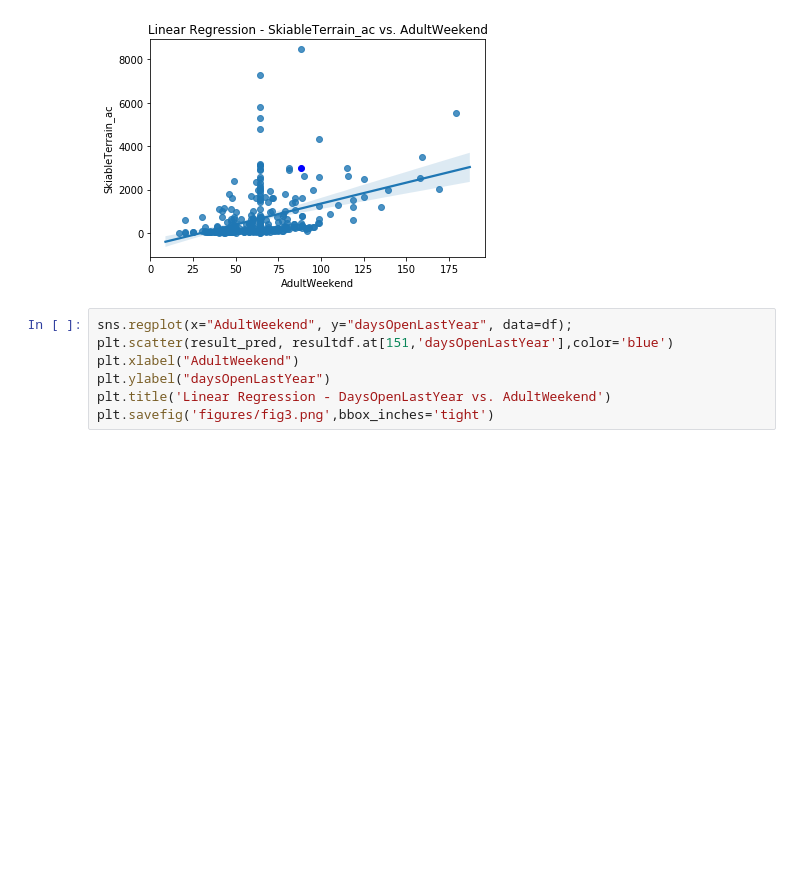
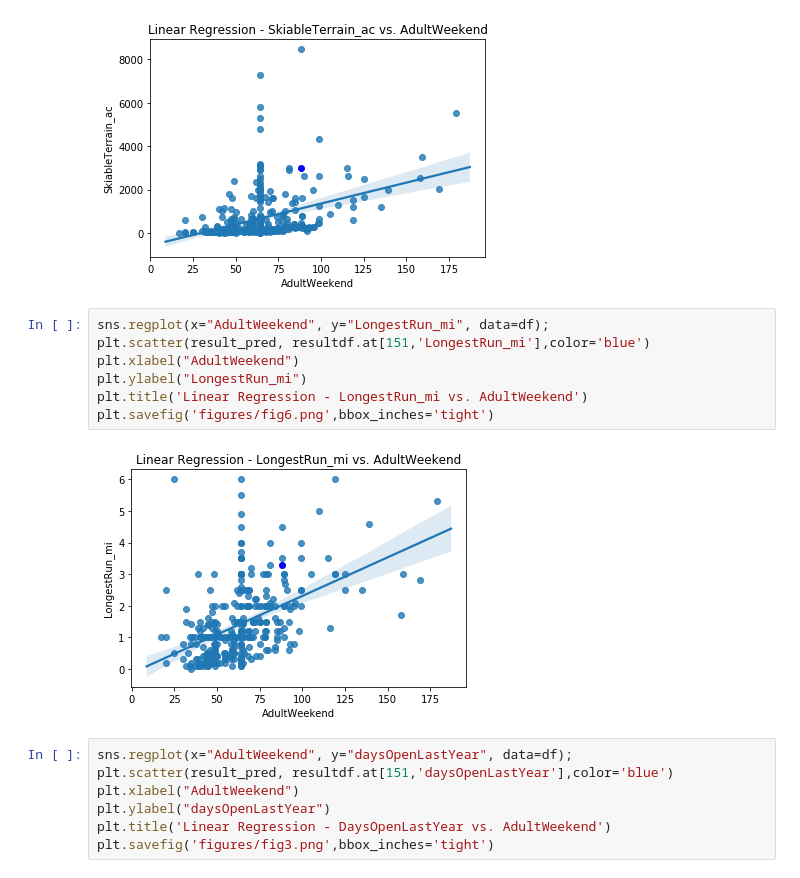
Before and after one commit to j990345/GuidedCapstone, a Jupyter notebook: Documentation/Notebook_stepsix.ipynb, the cells around one changed output. Cells and saved outputs as stored; diff of their text form; blank space fills up the shorter version.

Commit message:
Add a linear regressoin plot for longest run

```diff
--- a/Documentation/Notebook_stepsix.ipynb
+++ b/Documentation/Notebook_stepsix.ipynb
@@ -136,6 +136,15 @@ plt.title('Linear Regression - SkiableTerrain_ac vs. AdultWeekend')
 plt.savefig('figures/fig2.png',bbox_inches='tight')
 # %% [output]
 [figure]
+# %%
+sns.regplot(x="AdultWeekend", y="LongestRun_mi", data=df);
+plt.scatter(result_pred, resultdf.at[151,'LongestRun_mi'],color='blue')
+plt.xlabel("AdultWeekend")
+plt.ylabel("LongestRun_mi")
+plt.title('Linear Regression - LongestRun_mi vs. AdultWeekend')
+plt.savefig('figures/fig6.png',bbox_inches='tight')
+# %% [output]
+[figure, added]
 # %%
 sns.regplot(x="AdultWeekend", y="daysOpenLastYear", data=df);
 plt.scatter(result_pred, resultdf.at[151,'daysOpenLastYear'],color='blue')
```
